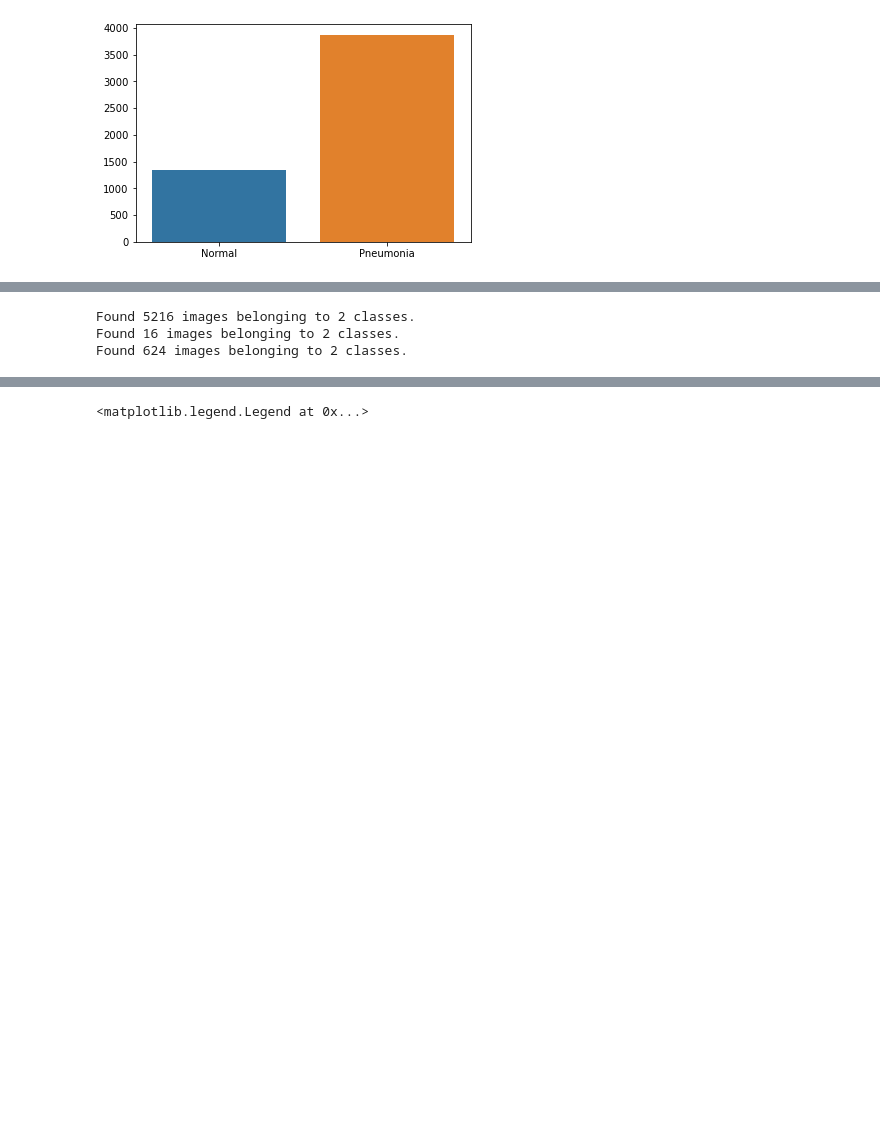
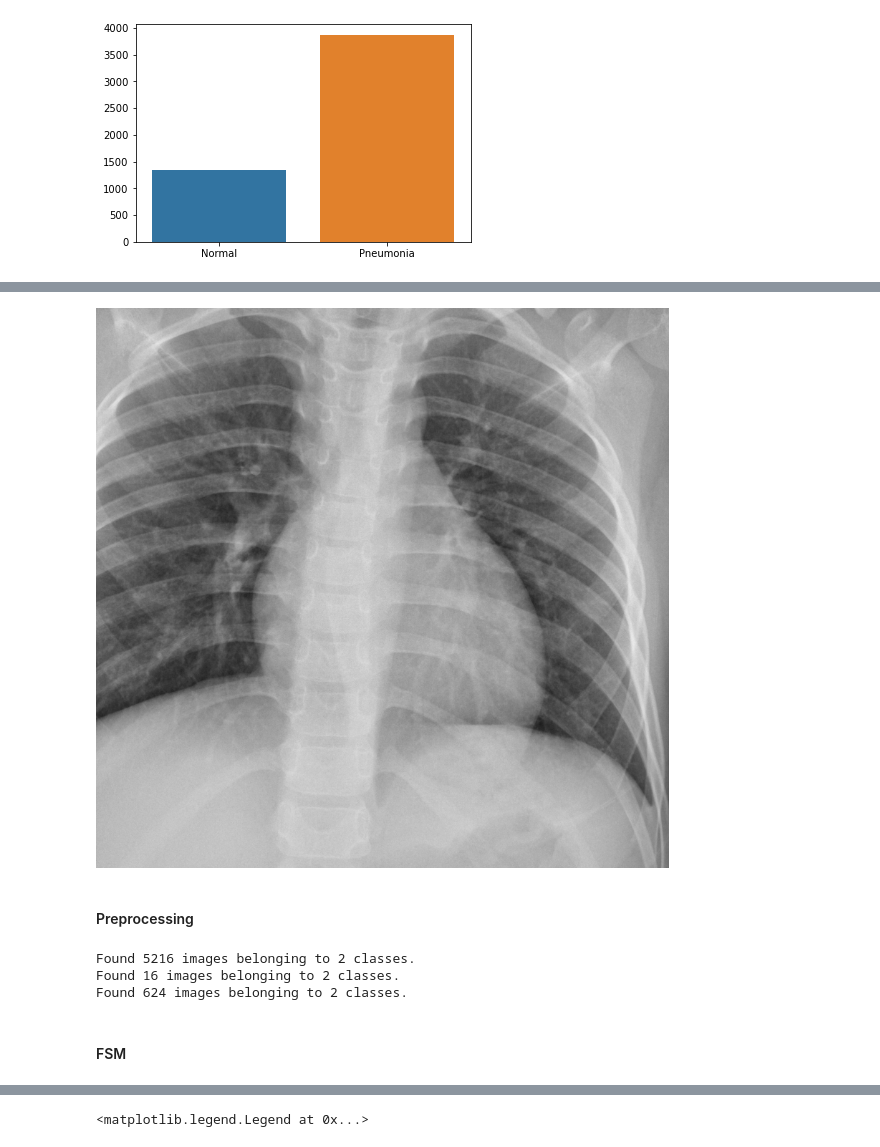
Before and after one commit to Luv2bnanook44/flatiron_phase4_project, a Jupyter notebook: notebooks/jamie_notebook.ipynb, the cells around one changed output, grey strips where cells are left out. Saved outputs shown, nothing was run; the diff lists cells and outputs as text; code cells hidden in the pictures; blank space fills up the shorter version.

```diff
--- a/notebooks/jamie_notebook.ipynb
+++ b/notebooks/jamie_notebook.ipynb
@@ -70,34 +185,43 @@ sns.barplot(x=['Normal','Pneumonia'],y=[len(train_normal),len(train_pneumonia)])
+# %%
+img2 = im.fromarray(normal_img_arrays[5])
+img2
+# %% [output]
+[figure, added]
+# %% [markdown]
+#### Preprocessing
+# %%
+train_datagen = ImageDataGenerator(rescale=1/255.,
+                                   horizontal_flip=True,
+                                   vertical_flip=True, # may change to false....don't think this would be useful??
+                                   rotation_range=0.4,
+                                   zoom_range=0.4
+                                 )
+
+test_datagen = ImageDataGenerator(rescale=1./255)
+
+training_set = train_datagen.flow_from_directory('../data/chest_xray/train/',
+                                                 target_size=(224, 224),
+                                                 batch_size=50,
+                                                 class_mode='binary')
+
+val_set = train_datagen.flow_from_directory('../data/chest_xray/val/',
+                                            target_size=(224, 224),
+                                            shuffle=True,
+                                            batch_size=50,
+                                            class_mode='binary')
+
+test_set = test_datagen.flow_from_directory('../data/chest_xray/test/',
+                                            target_size=(224, 224),
+                                            batch_size=50,
+                                            class_mode='binary')
+# %% [output]
+Found 5216 images belonging to 2 classes.
+Found 16 images belonging to 2 classes.
+Found 624 images belonging to 2 classes.
+# %% [markdown]
+#### FSM
 # %%
 model = Sequential()
-# %%
-train_datagen = ImageDataGenerator(rescale=1/255.,
-                                   horizontal_flip=True,
-                                   vertical_flip=True,
-                                   rotation_range=0.4,
-                                   zoom_range=0.4
-                                 )
-
-test_datagen = ImageDataGenerator(rescale=1./255)
-
-training_set = train_datagen.flow_from_directory('../data/chest_xray/train/',
-                                                 target_size=(224, 224),
-                                                 batch_size=50,
-                                                 class_mode='binary')
-
-val_set = train_datagen.flow_from_directory('../data/chest_xray/val/',
-                                            target_size=(224, 224),
-                                            shuffle=True,
-                                            batch_size=50,
-                                            class_mode='binary')
-
-test_set = test_datagen.flow_from_directory('../data/chest_xray/test/',
-                                            target_size=(224, 224),
-                                            batch_size=50,
-                                            class_mode='binary')
-# %% [output]
-Found 5216 images belonging to 2 classes.
-Found 16 images belonging to 2 classes.
-Found 624 images belonging to 2 classes.
 # %%
 model.compile(optimizer='rmsprop',
               loss='binary_crossentropy',
```
Also changed, not shown: parts of 49 cells of this notebook.
